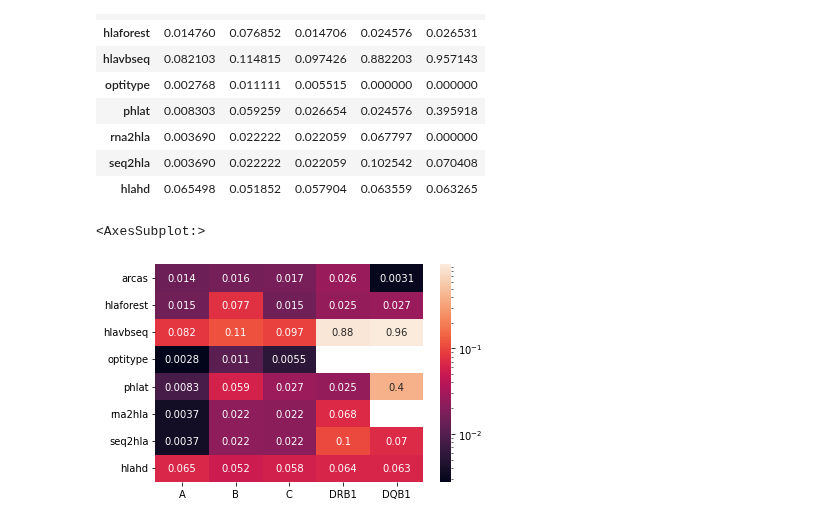
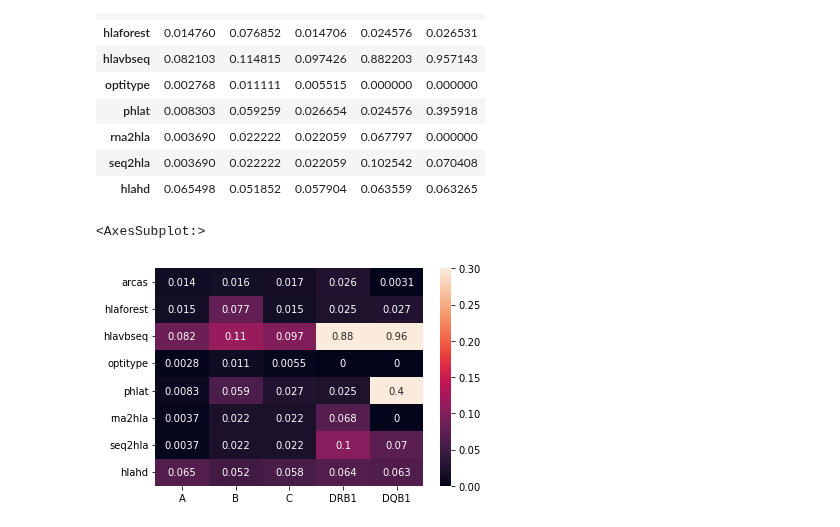
Before and after one commit to ydottie/hlaproject, a Jupyter notebook: notebooks/misreads.ipynb, the cells around one changed output. Saved outputs shown, nothing was run; the diff lists cells and outputs as text; code cells hidden in the pictures.

```diff
--- a/notebooks/misreads.ipynb
+++ b/notebooks/misreads.ipynb
@@ -118,7 +22,7 @@ for t in tool_list:
         gs=pd.read_csv(f"../datasets/{i}_gs.csv")
         pre=pd.read_csv(f"../results/standard/{t}_d{i}.csv")
 
-        ret = get_inaccurate_alleles(pre,gs)
+        ret = get_inaccurate_and_all_alleles(pre,gs)
         missed_alleles_caller.append(ret[0])
     missed_alleles.append(missed_alleles_caller)
 # %%
@@ -186,7 +90,7 @@ df
 | hlahd | 0.065498 | 0.051852 | 0.057904 | 0.063559 | 0.063265 |
 # %%
 from matplotlib.colors import LogNorm, Normalize
-sns.heatmap(df,annot=True,norm=LogNorm())
+sns.heatmap(df,annot=True,vmin=0,vmax=0.3)
 # %% [output]
 <AxesSubplot:>
-[figure, old version]
+[figure, new version]
```
Also changed, not shown: parts of 3 cells of this notebook, 3 other files.
